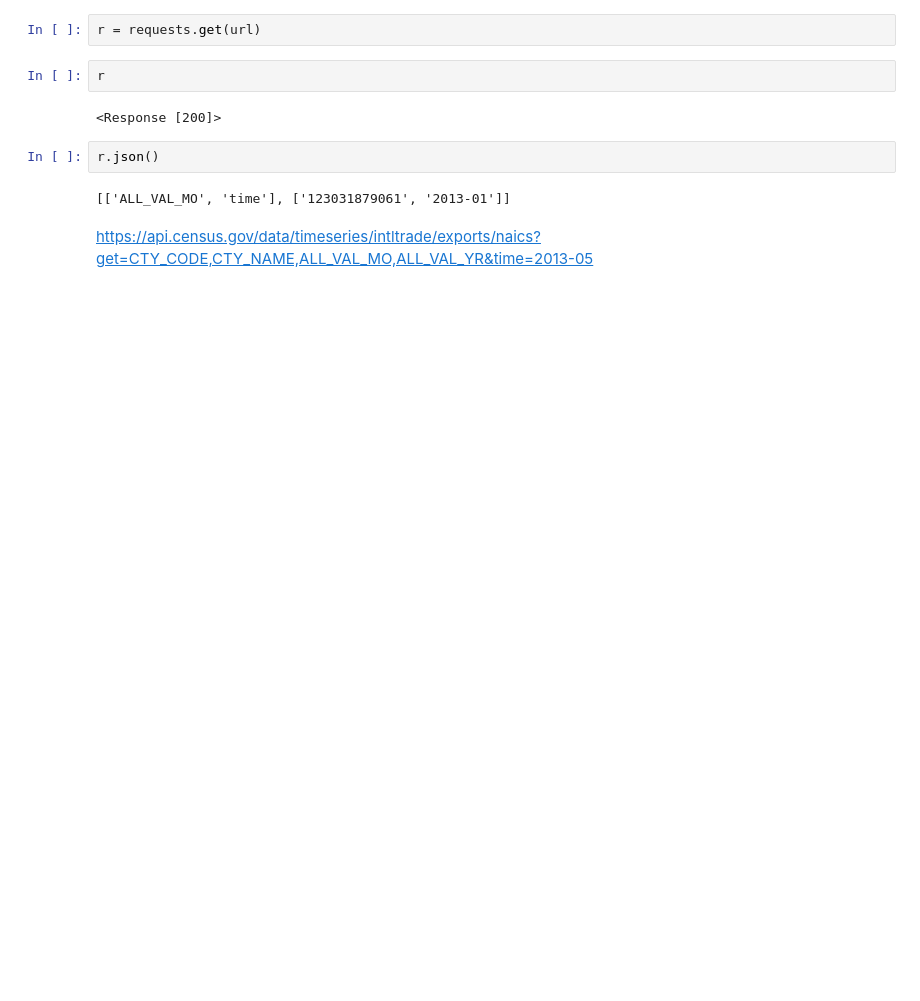
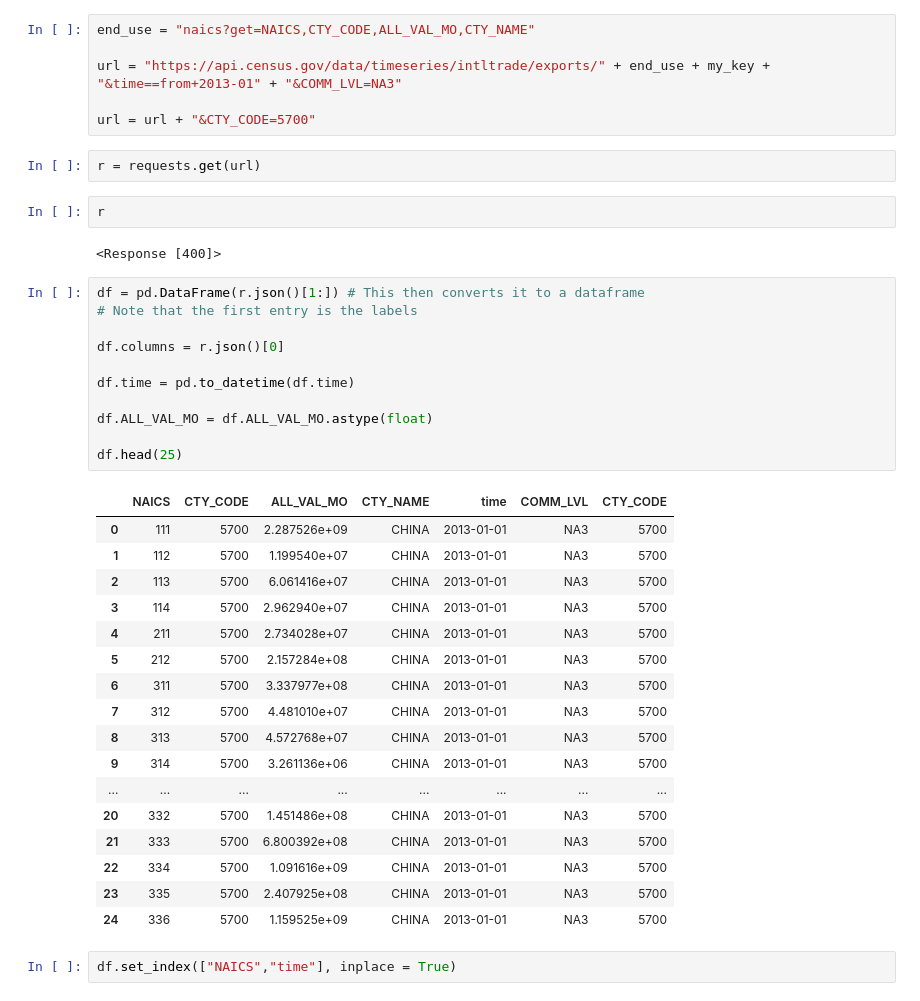
Before and after one commit to mwaugh0328/data_bootcamp_spring_2019, a Jupyter notebook: bls_quarterly_data/census_trade_data.ipynb, the cells around one changed output. Saved outputs shown, nothing was run; the diff lists cells and outputs as text; blank space fills up the shorter version.

```diff
--- a/bls_quarterly_data/census_trade_data.ipynb
+++ b/bls_quarterly_data/census_trade_data.ipynb
@@ -17,12 +219,43 @@ url
+# %%
+end_use = "naics?get=NAICS,CTY_CODE,ALL_VAL_MO,CTY_NAME"
+
+url = "https://api.census.gov/data/timeseries/intltrade/exports/" + end_use + my_key + "&time==from+2013-01" + "&COMM_LVL=NA3"
+
+url = url + "&CTY_CODE=5700"
 # %%
 r = requests.get(url)
 # %%
 r
 # %% [output]
-<Response [200]>
+<Response [400]>
-# %%
-r.json()
-# %% [output]
-[['ALL_VAL_MO', 'time'], ['123031879061', '2013-01']]
-# %% [markdown]
-https://api.census.gov/data/timeseries/intltrade/exports/naics?get=CTY_CODE,CTY_NAME,ALL_VAL_MO,ALL_VAL_YR&time=2013-05
+# %%
+df = pd.DataFrame(r.json()[1:]) # This then converts it to a dataframe
+# Note that the first entry is the labels
+
+df.columns = r.json()[0]
+
+df.time = pd.to_datetime(df.time)
+
+df.ALL_VAL_MO = df.ALL_VAL_MO.astype(float)
+
+df.head(25)
+# %% [output]
+|  | NAICS | CTY_CODE | ALL_VAL_MO | CTY_NAME | time | COMM_LVL | CTY_CODE |
+| 0 | 111 | 5700 | 2.287526e+09 | CHINA | 2013-01-01 | NA3 | 5700 |
+| 1 | 112 | 5700 | 1.199540e+07 | CHINA | 2013-01-01 | NA3 | 5700 |
+| 2 | 113 | 5700 | 6.061416e+07 | CHINA | 2013-01-01 | NA3 | 5700 |
+| 3 | 114 | 5700 | 2.962940e+07 | CHINA | 2013-01-01 | NA3 | 5700 |
+| 4 | 211 | 5700 | 2.734028e+07 | CHINA | 2013-01-01 | NA3 | 5700 |
+| 5 | 212 | 5700 | 2.157284e+08 | CHINA | 2013-01-01 | NA3 | 5700 |
+| 6 | 311 | 5700 | 3.337977e+08 | CHINA | 2013-01-01 | NA3 | 5700 |
+| 7 | 312 | 5700 | 4.481010e+07 | CHINA | 2013-01-01 | NA3 | 5700 |
+| 8 | 313 | 5700 | 4.572768e+07 | CHINA | 2013-01-01 | NA3 | 5700 |
+| 9 | 314 | 5700 | 3.261136e+06 | CHINA | 2013-01-01 | NA3 | 5700 |
+| ... | ... | ... | ... | ... | ... | ... | ... |
+| 20 | 332 | 5700 | 1.451486e+08 | CHINA | 2013-01-01 | NA3 | 5700 |
+| 21 | 333 | 5700 | 6.800392e+08 | CHINA | 2013-01-01 | NA3 | 5700 |
+| 22 | 334 | 5700 | 1.091616e+09 | CHINA | 2013-01-01 | NA3 | 5700 |
+| 23 | 335 | 5700 | 2.407925e+08 | CHINA | 2013-01-01 | NA3 | 5700 |
+| 24 | 336 | 5700 | 1.159525e+09 | CHINA | 2013-01-01 | NA3 | 5700 |
+# %%
+df.set_index(["NAICS","time"], inplace = True)
```
Also changed, not shown: parts of 44 cells of this notebook, 5 other files.
